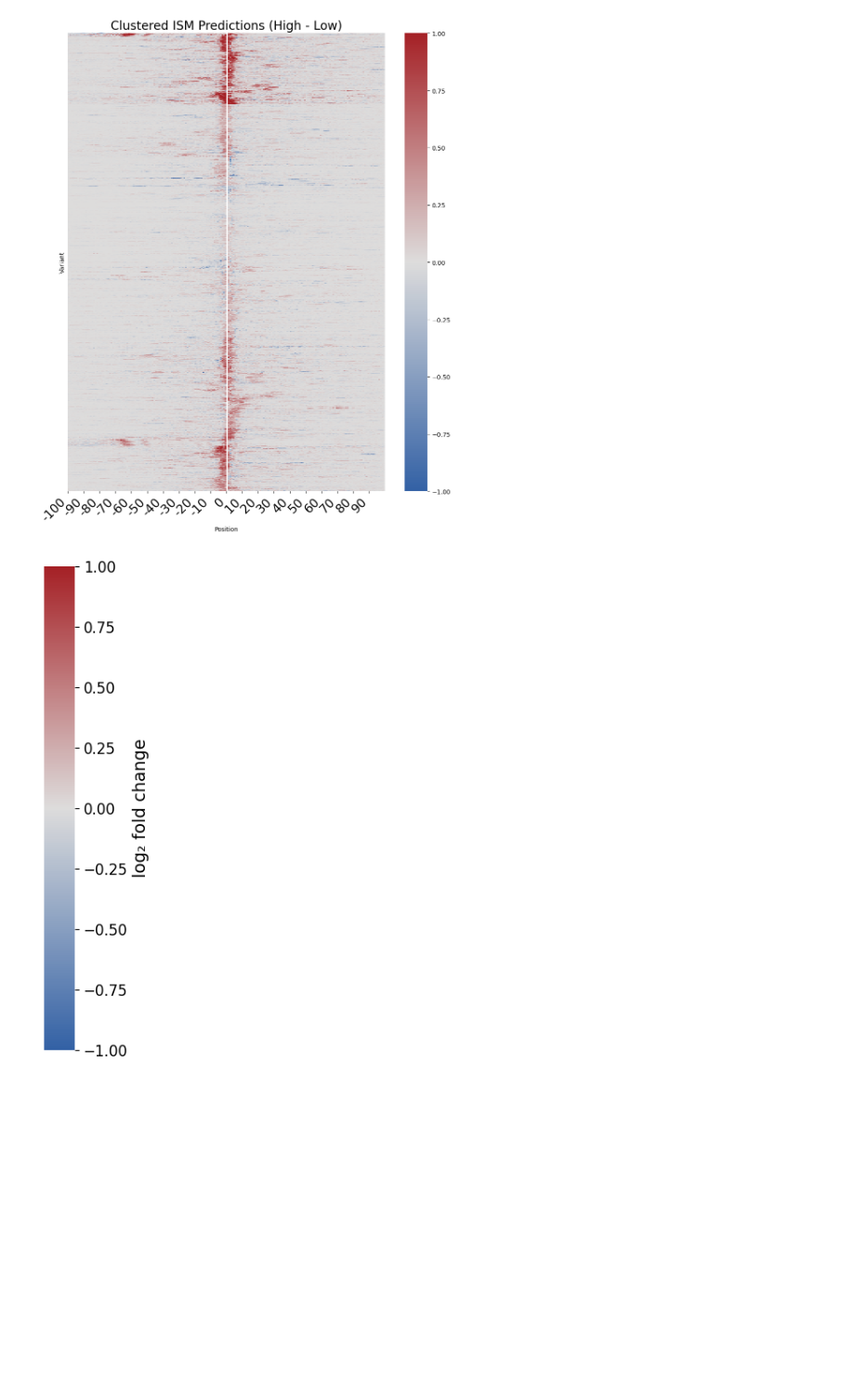
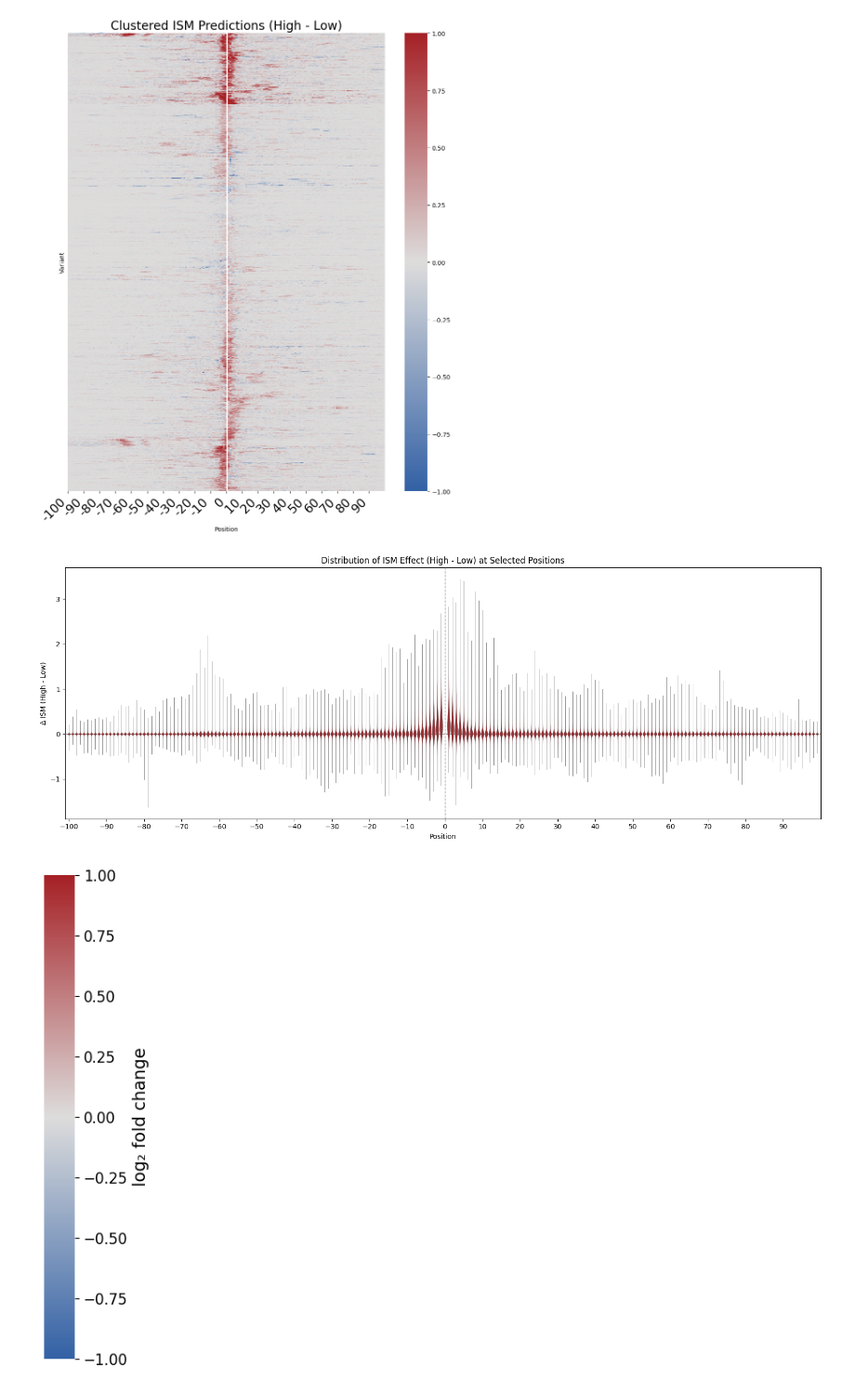
Before and after one commit to de-Boer-Lab/position-mpra, a Jupyter notebook: src/6-ism_variant_effects/predict_ism_for_all_OT_highvslow.ipynb, the cells around one changed output. Shown at 93% size. Drawn from its saved outputs; the diff is of its cells as text; code cells hidden in the pictures; blank space fills up the shorter version.

```diff
--- a/src/6-ism_variant_effects/predict_ism_for_all_OT_highvslow.ipynb
+++ b/src/6-ism_variant_effects/predict_ism_for_all_OT_highvslow.ipynb
@@ -189,14 +189,13 @@ plt.show()
 [figure]
 # %%
 # --- Violin plots of ISM effect (High - Low) at selected positions ---
-target_positions = np.arange(-100, 101, 1)  # -100, -99, ..., 99, 100
-
+# Column i corresponds to position i - 100 (column 100 is the variant itself)
 num_cols = diff_array.shape[1]
-col_positions = np.linspace(-100, 100, num_cols)
+target_positions = np.arange(num_cols) - 100  # -100, -99, ..., 99
 
 violin_rows = []
 for pos in target_positions:
-    col_idx = np.argmin(np.abs(col_positions - pos))
+    col_idx = pos + 100
     for val in diff_array[:, col_idx]:
         violin_rows.append({"position": pos, "delta_ism": val})
 
@@ -207,56 +206,43 @@ violin_df = violin_df[violin_df["position"] != 0]
 
 plt.figure(figsize=(16, 6))
 
-all_positions = violin_df["position"].drop_duplicates().tolist()
-
 ax = sns.violinplot(
     data=violin_df,
     x="position",
     y="delta_ism",
     color="#A52126",
     inner=None,       # remove median/quartile lines
     cut=0,
     density_norm="width",   # equal maximum width for all violins
-    linewidth=0.2      # very thin violin outline
+    linewidth=0.2,     # very thin violin outline
+    native_scale=True  # plot at true positions so 0 is left as an empty slot
 )
 
 # Draw the violins above the axis spines/ticks (matplotlib defaults to spines on top)
 for collection in ax.collections:
     collection.set_zorder(3)
 for spine in ax.spines.values():
     spine.set_zorder(1)
 ax.tick_params(axis="x", zorder=1)
 
 plt.axhline(0, color="grey", linestyle="--", linewidth=1)
+plt.axvline(0, color="grey", linestyle="--", linewidth=1)  # variant position
 
-# The variant position (0) sits in the gap between the nearest violins since it's not plotted
-neg_idx = max(i for i, pos in enumerate(all_positions) if pos < 0)
-pos_idx = min(i for i, pos in enumerate(all_positions) if pos > 0)
-zero_idx = (neg_idx + pos_idx) / 2
-
-# Label every 10 bp, plus 0 at the gap between the nearest violins
-violin_tick_positions = np.arange(-100, 101, 10)
-violin_tick_positions = violin_tick_positions[violin_tick_positions != 0]
-violin_tick_indices = [all_positions.index(pos) for pos in violin_tick_positions]
-
-violin_xtick_locs = np.array(violin_tick_indices + [zero_idx])
-violin_xtick_labels = list(violin_tick_positions) + [0]
-violin_tick_order = np.argsort(violin_xtick_locs)
-violin_xtick_locs = violin_xtick_locs[violin_tick_order]
-violin_xtick_labels = [violin_xtick_labels[i] for i in violin_tick_order]
-
-ax.set_xticks(violin_xtick_locs)
-ax.set_xticklabels(violin_xtick_labels)
+# Label every 10 bp; position 0 (the variant) is an empty slot
+ax.set_xticks(np.arange(-100, 100, 10))
+ax.set_xlim(-101, 100)
 
 ax.set_xlabel("Position")
 ax.set_ylabel("Δ ISM (High - Low)")
 ax.set_title("Distribution of ISM Effect (High - Low) at Selected Positions")
 
 plt.tight_layout()
 plt.savefig(
     "/scratch/st-cdeboer-1/sambina/position_mpra/outputs/6-ism_variant_effects/delta_ism_violin.svg"
 )
 plt.show()
+# %% [output]
+[figure, added]
 # %%
 heatmap_array = high_array[row_order]
 
```
